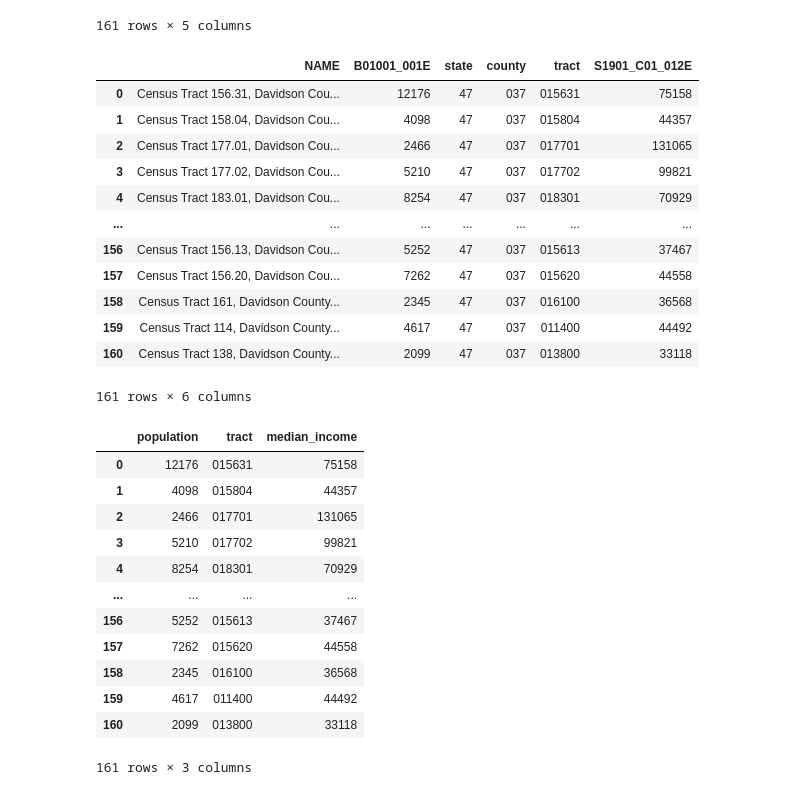
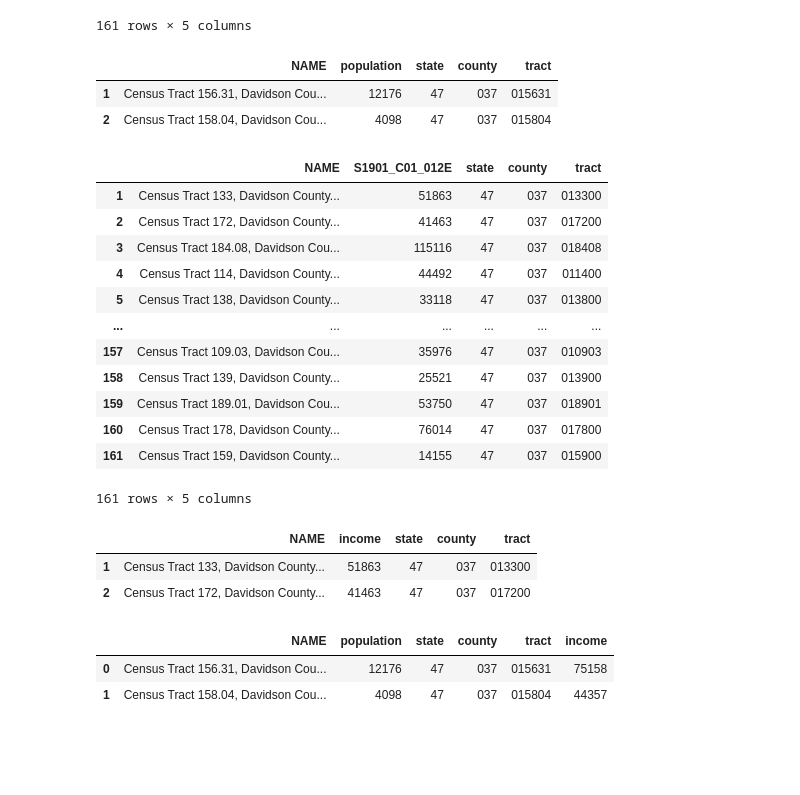
Before and after one commit to nss-data-science-cohort-5/geospatial_api-blue-barracudas, a Jupyter notebook: notebooks/geoproject.ipynb, the cells around one changed output. Saved outputs shown, nothing was run; the diff lists cells and outputs as text; code cells hidden in the pictures; blank space fills up the shorter version.

```diff
--- a/notebooks/geoproject.ipynb
+++ b/notebooks/geoproject.ipynb
@@ -141,10 +156,20 @@ davidson_pop
 | 160 | Census Tract 114, Davidson County... | 4617 | 47 | 037 | 011400 |
 | 161 | Census Tract 138, Davidson County... | 2099 | 47 | 037 | 013800 |
 161 rows × 5 columns
+# %%
+#change the column name to population
+davidson_pop = davidson_pop.rename(columns = {'B01001_001E':'population'})
+davidson_pop.head(2)
+# %% [output]
+|  | NAME | population | state | county | tract |
+| 1 | Census Tract 156.31, Davidson Cou... | 12176 | 47 | 037 | 015631 |
+| 2 | Census Tract 158.04, Davidson Cou... | 4098 | 47 | 037 | 015804 |
+# %%
+#turn the population column data type to int
+davidson_pop['population'] = davidson_pop['population'].astype('int')
 # %%
 # do the same for the income data
 endpoint = 'https://api.census.gov/data/2018/acs/acs5/subject'
-
 parameters = {
     'get': 'NAME,S1901_C01_012E',
     'for': 'tract:*',
@@ -154,42 +179,34 @@ response = requests.get(endpoint, params= parameters )
 davidson_inc = pd.read_json(StringIO(response.text))
 davidson_inc.columns = davidson_inc.iloc[0]
 davidson_inc = davidson_inc[1:]
+davidson_inc
+# %% [output]
+|  | NAME | S1901_C01_012E | state | county | tract |
+| 1 | Census Tract 133, Davidson County... | 51863 | 47 | 037 | 013300 |
+| 2 | Census Tract 172, Davidson County... | 41463 | 47 | 037 | 017200 |
+| 3 | Census Tract 184.08, Davidson Cou... | 115116 | 47 | 037 | 018408 |
+| 4 | Census Tract 114, Davidson County... | 44492 | 47 | 037 | 011400 |
+| 5 | Census Tract 138, Davidson County... | 33118 | 47 | 037 | 013800 |
+| ... | ... | ... | ... | ... | ... |
+| 157 | Census Tract 109.03, Davidson Cou... | 35976 | 47 | 037 | 010903 |
+| 158 | Census Tract 139, Davidson County... | 25521 | 47 | 037 | 013900 |
+| 159 | Census Tract 189.01, Davidson Cou... | 53750 | 47 | 037 | 018901 |
+| 160 | Census Tract 178, Davidson County... | 76014 | 47 | 037 | 017800 |
+| 161 | Census Tract 159, Davidson County... | 14155 | 47 | 037 | 015900 |
+161 rows × 5 columns
+# %%
+davidson_inc = davidson_inc.rename(columns = {'S1901_C01_012E':'income'})
+davidson_inc['income'] = davidson_inc['income'].astype('int')
+davidson_inc.head(2)
+# %% [output]
+|  | NAME | income | state | county | tract |
+| 1 | Census Tract 133, Davidson County... | 51863 | 47 | 037 | 013300 |
+| 2 | Census Tract 172, Davidson County... | 41463 | 47 | 037 | 017200 |
 # %%
-# merge two dfs from census API
+#merge census_pop and census_inc
 census_data = pd.merge(davidson_pop, davidson_inc)
-census_data
+census_data.head(2)
 # %% [output]
-|  | NAME | B01001_001E | state | county | tract | S1901_C01_012E |
+|  | NAME | population | state | county | tract | income |
 | 0 | Census Tract 156.31, Davidson Cou... | 12176 | 47 | 037 | 015631 | 75158 |
 | 1 | Census Tract 158.04, Davidson Cou... | 4098 | 47 | 037 | 015804 | 44357 |
-| 2 | Census Tract 177.01, Davidson Cou... | 2466 | 47 | 037 | 017701 | 131065 |
-| 3 | Census Tract 177.02, Davidson Cou... | 5210 | 47 | 037 | 017702 | 99821 |
-| 4 | Census Tract 183.01, Davidson Cou... | 8254 | 47 | 037 | 018301 | 70929 |
-| ... | ... | ... | ... | ... | ... | ... |
-| 156 | Census Tract 156.13, Davidson Cou... | 5252 | 47 | 037 | 015613 | 37467 |
-| 157 | Census Tract 156.20, Davidson Cou... | 7262 | 47 | 037 | 015620 | 44558 |
-| 158 | Census Tract 161, Davidson County... | 2345 | 47 | 037 | 016100 | 36568 |
-| 159 | Census Tract 114, Davidson County... | 4617 | 47 | 037 | 011400 | 44492 |
-| 160 | Census Tract 138, Davidson County... | 2099 | 47 | 037 | 013800 | 33118 |
-161 rows × 6 columns
-# %%
-
-# delete unwanted columns from the new result
-census_data = census_data.drop(['NAME', 'state', 'county'], axis = 1) # axis can be 0 (index) or 1 (columns)
-census_data = census_data.rename(columns = {'B01001_001E': 'population', 'S1901_C01_012E':'median_income'})
-census_data
-# now the merged data is clean
-# %% [output]
-|  | population | tract | median_income |
-| 0 | 12176 | 015631 | 75158 |
-| 1 | 4098 | 015804 | 44357 |
-| 2 | 2466 | 017701 | 131065 |
-| 3 | 5210 | 017702 | 99821 |
-| 4 | 8254 | 018301 | 70929 |
-| ... | ... | ... | ... |
-| 156 | 5252 | 015613 | 37467 |
-| 157 | 7262 | 015620 | 44558 |
-| 158 | 2345 | 016100 | 36568 |
-| 159 | 4617 | 011400 | 44492 |
-| 160 | 2099 | 013800 | 33118 |
-161 rows × 3 columns
```
Also changed, not shown: parts of 26 cells of this notebook.
